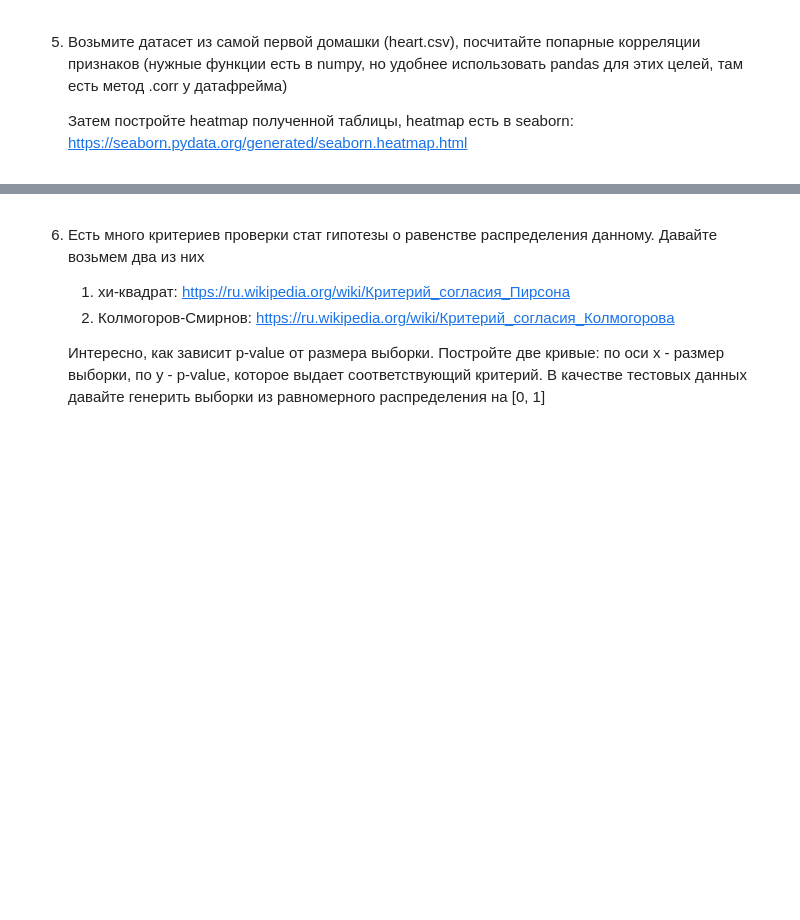
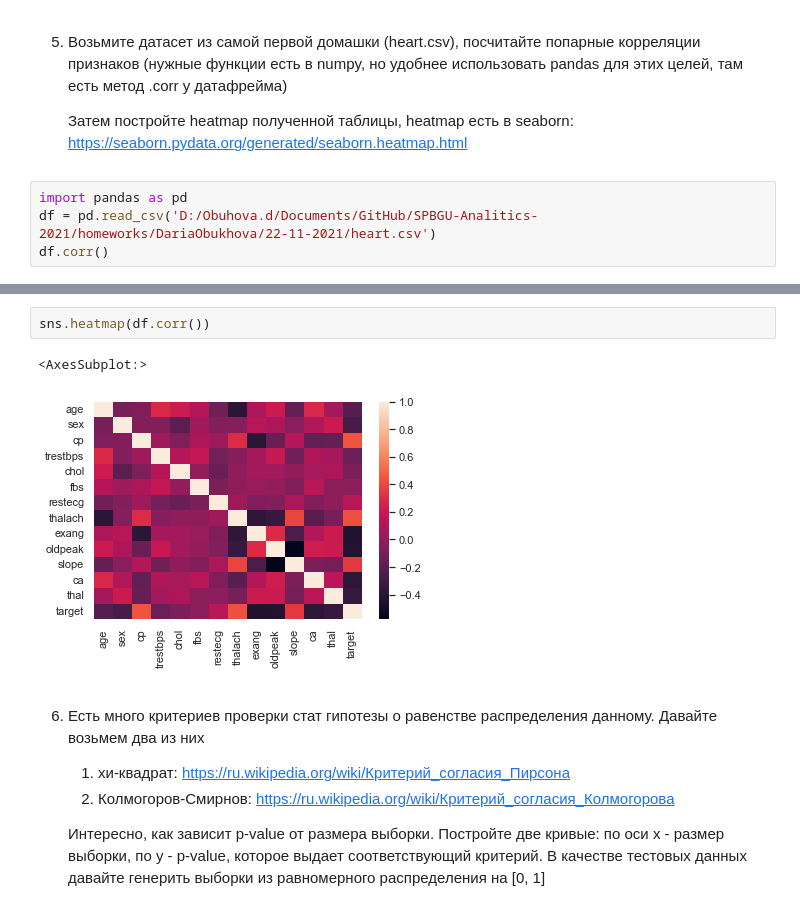
Before and after one commit to BillyYank/SPBGU-Analitics-2021, a Jupyter notebook: homeworks/DariaObukhova/29-11-2021/home-math.ipynb, the cells around one changed output, grey strips where cells are left out. Cells and saved outputs as stored; diff of their text form; blank space fills up the shorter version.

```diff
--- a/homeworks/DariaObukhova/29-11-2021/home-math.ipynb
+++ b/homeworks/DariaObukhova/29-11-2021/home-math.ipynb
@@ -95,3 +159,7 @@ B = np.random.normal(size=(5, 10))
 5) Возьмите датасет из самой первой домашки (heart.csv), посчитайте попарные корреляции признаков (нужные функции есть в numpy, но удобнее использовать pandas для этих целей, там есть метод .corr у датафрейма)
 
     Затем постройте heatmap полученной таблицы, heatmap есть в seaborn: https://seaborn.pydata.org/generated/seaborn.heatmap.html
+# %%
+import pandas as pd
+df = pd.read_csv('D:/Obuhova.d/Documents/GitHub/SPBGU-Analitics-2021/homeworks/DariaObukhova/22-11-2021/heart.csv')
+df.corr()
@@ -98,3 +189,8 @@ B = np.random.normal(size=(5, 10))
+# %%
+sns.heatmap(df.corr())
+# %% [output]
+<AxesSubplot:>
+[figure, added]
 # %% [markdown]
 6) Есть много критериев проверки стат гипотезы о равенстве распределения данному. Давайте возьмем два из них
     1) хи-квадрат: https://ru.wikipedia.org/wiki/Критерий_согласия_Пирсона
```
Also changed, not shown: parts of 13 cells of this notebook.
